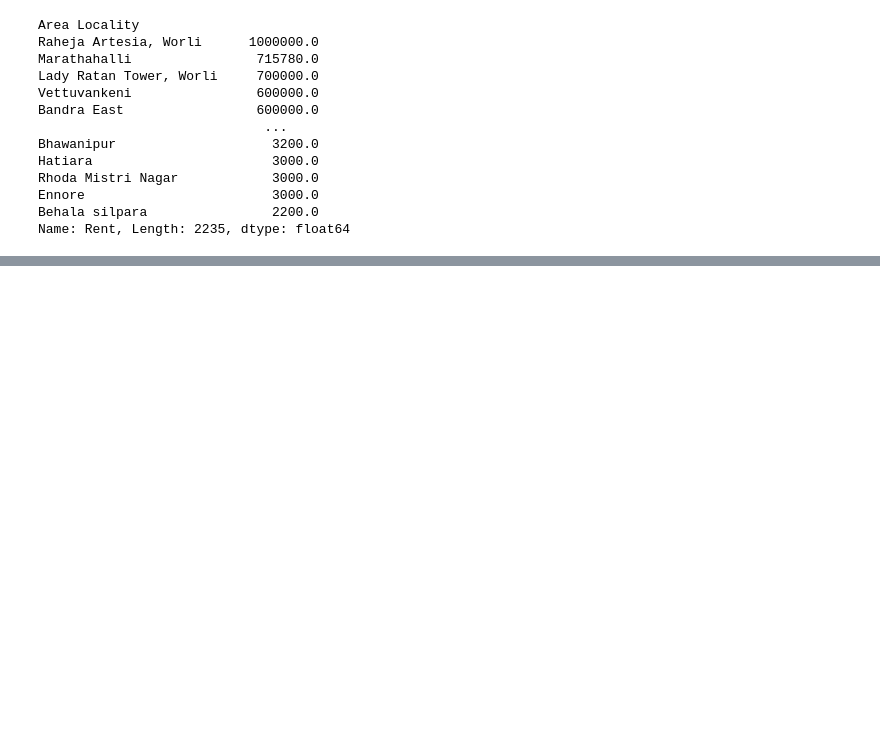
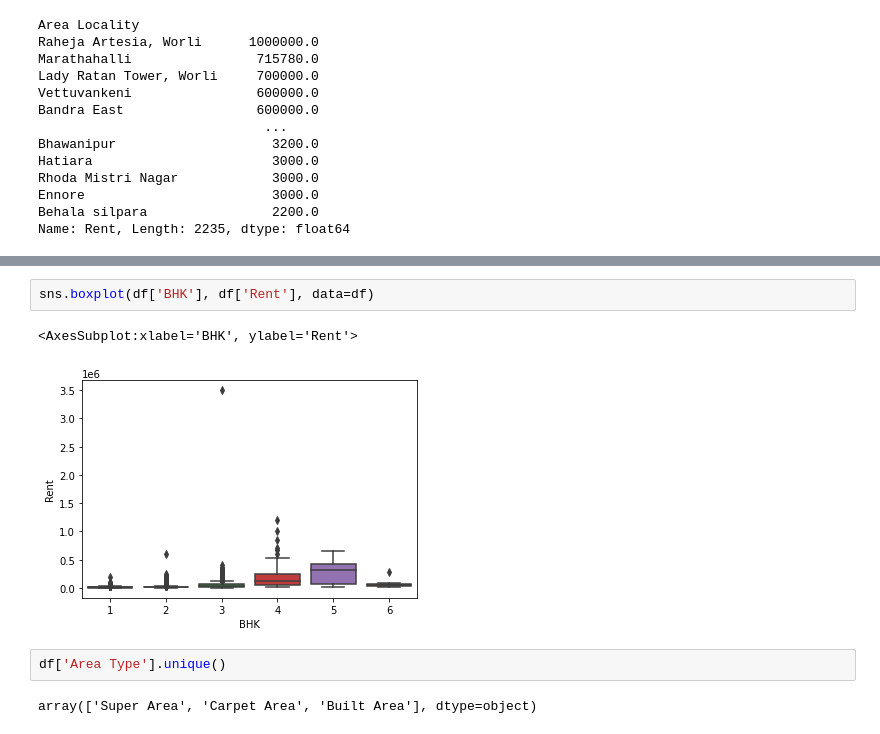
Before and after one commit to silvererudite/30-for-30-ml-projects, a Jupyter notebook: visualizations/house-rent-in-depth-eda.ipynb, the cells around one changed output, grey strips where cells are left out. Drawn from its saved outputs; the diff is of its cells as text; blank space fills up the shorter version.

```diff
--- a/visualizations/house-rent-in-depth-eda.ipynb
+++ b/visualizations/house-rent-in-depth-eda.ipynb
@@ -142,0 +146,9 @@ Name: BHK, dtype: int64
+# %%
+sns.boxplot(df['BHK'], df['Rent'], data=df)
+# %% [output]
+<AxesSubplot:xlabel='BHK', ylabel='Rent'>
+[figure, added]
+# %%
+df['Area Type'].unique()
+# %% [output]
+array(['Super Area', 'Carpet Area', 'Built Area'], dtype=object)
```
Also changed, not shown: parts of 8 cells of this notebook.
